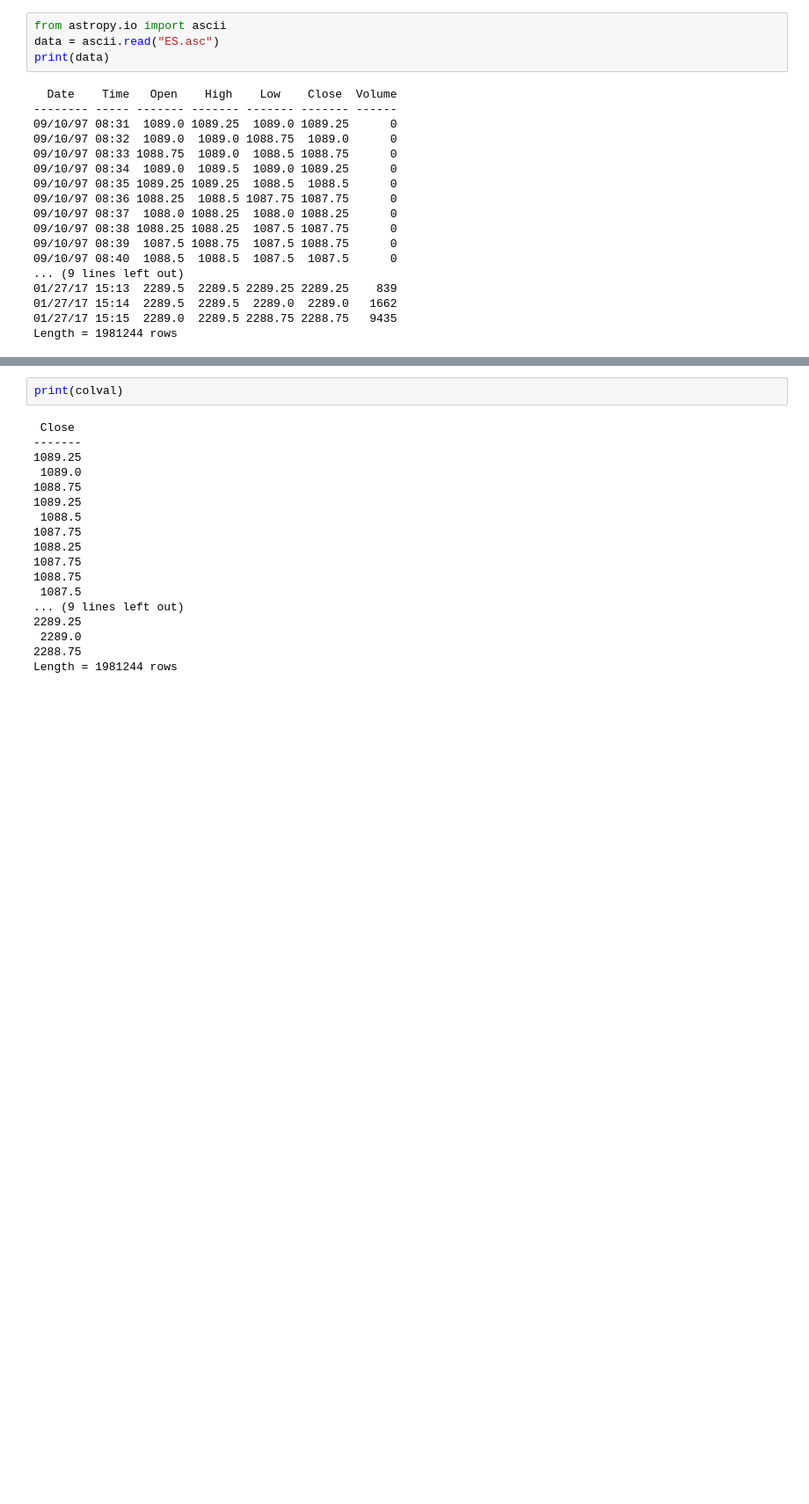
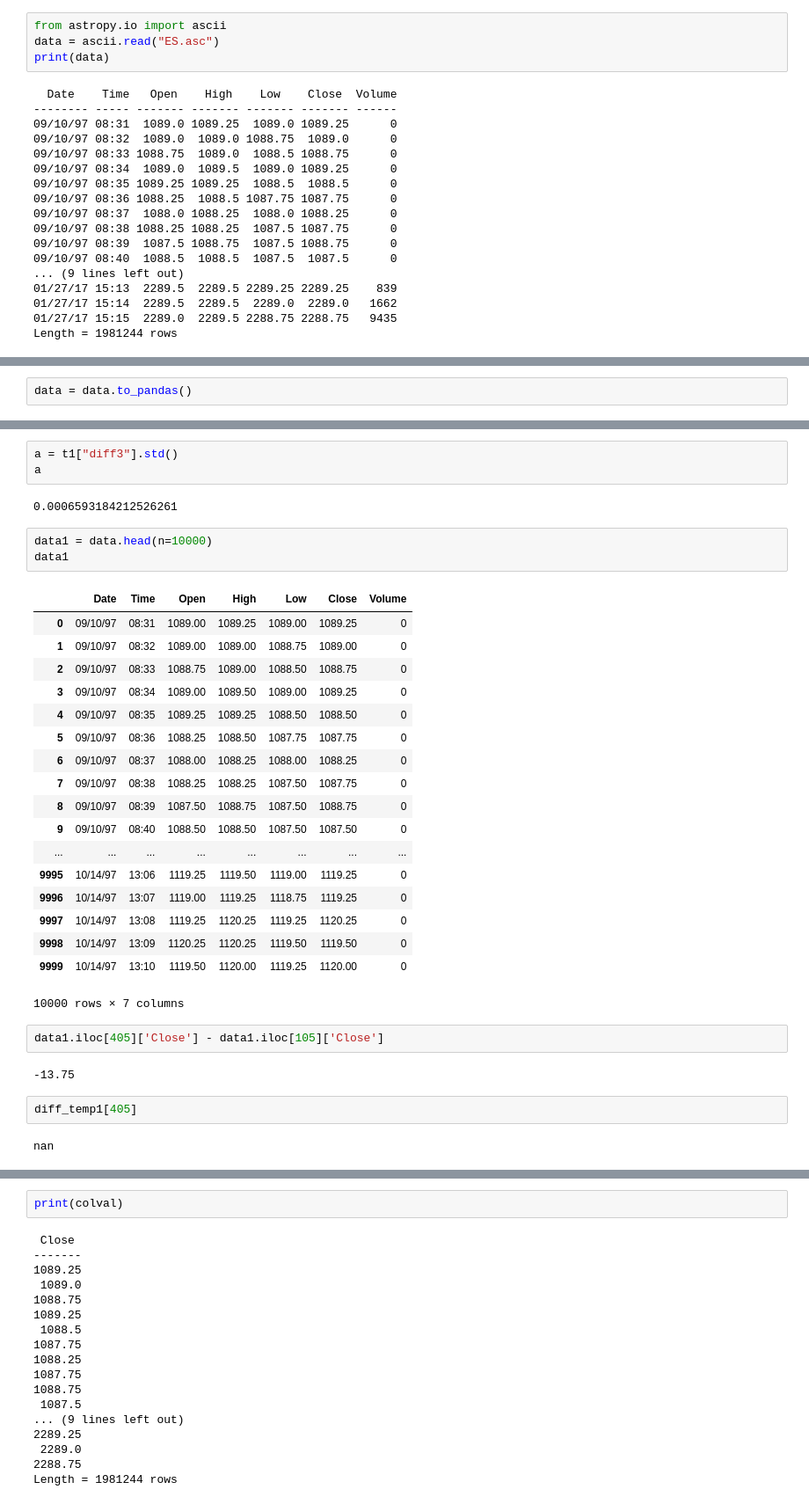
Before and after one commit to LingxiangYu/new_staff, a Jupyter notebook: HW1_P11_5360.ipynb, the cells around one changed output, grey strips where cells are left out. Shown at 88% size. Saved outputs shown, nothing was run; the diff lists cells and outputs as text; blank space fills up the shorter version.

```diff
--- a/HW1_P11_5360.ipynb
+++ b/HW1_P11_5360.ipynb
@@ -24,0 +23,2 @@ colval = data['Close']
+# %%
+data = data.to_pandas()
@@ -24,0 +61,35 @@ colval = data['Close']
+# %%
+a = t1["diff3"].std()
+a
+# %% [output]
+0.0006593184212526261
+# %%
+data1 = data.head(n=10000)
+data1
+# %% [output]
+|  | Date | Time | Open | High | Low | Close | Volume |
+| 0 | 09/10/97 | 08:31 | 1089.00 | 1089.25 | 1089.00 | 1089.25 | 0 |
+| 1 | 09/10/97 | 08:32 | 1089.00 | 1089.00 | 1088.75 | 1089.00 | 0 |
+| 2 | 09/10/97 | 08:33 | 1088.75 | 1089.00 | 1088.50 | 1088.75 | 0 |
+| 3 | 09/10/97 | 08:34 | 1089.00 | 1089.50 | 1089.00 | 1089.25 | 0 |
+| 4 | 09/10/97 | 08:35 | 1089.25 | 1089.25 | 1088.50 | 1088.50 | 0 |
+| 5 | 09/10/97 | 08:36 | 1088.25 | 1088.50 | 1087.75 | 1087.75 | 0 |
+| 6 | 09/10/97 | 08:37 | 1088.00 | 1088.25 | 1088.00 | 1088.25 | 0 |
+| 7 | 09/10/97 | 08:38 | 1088.25 | 1088.25 | 1087.50 | 1087.75 | 0 |
+| 8 | 09/10/97 | 08:39 | 1087.50 | 1088.75 | 1087.50 | 1088.75 | 0 |
+| 9 | 09/10/97 | 08:40 | 1088.50 | 1088.50 | 1087.50 | 1087.50 | 0 |
+| ... | ... | ... | ... | ... | ... | ... | ... |
+| 9995 | 10/14/97 | 13:06 | 1119.25 | 1119.50 | 1119.00 | 1119.25 | 0 |
+| 9996 | 10/14/97 | 13:07 | 1119.00 | 1119.25 | 1118.75 | 1119.25 | 0 |
+| 9997 | 10/14/97 | 13:08 | 1119.25 | 1120.25 | 1119.25 | 1120.25 | 0 |
+| 9998 | 10/14/97 | 13:09 | 1120.25 | 1120.25 | 1119.50 | 1119.50 | 0 |
+| 9999 | 10/14/97 | 13:10 | 1119.50 | 1120.00 | 1119.25 | 1120.00 | 0 |
+10000 rows × 7 columns
+# %%
+data1.iloc[405]['Close'] - data1.iloc[105]['Close']
+# %% [output]
+-13.75
+# %%
+diff_temp1[405]
+# %% [output]
+nan
```
Also changed, not shown: parts of 32 cells of this notebook.
